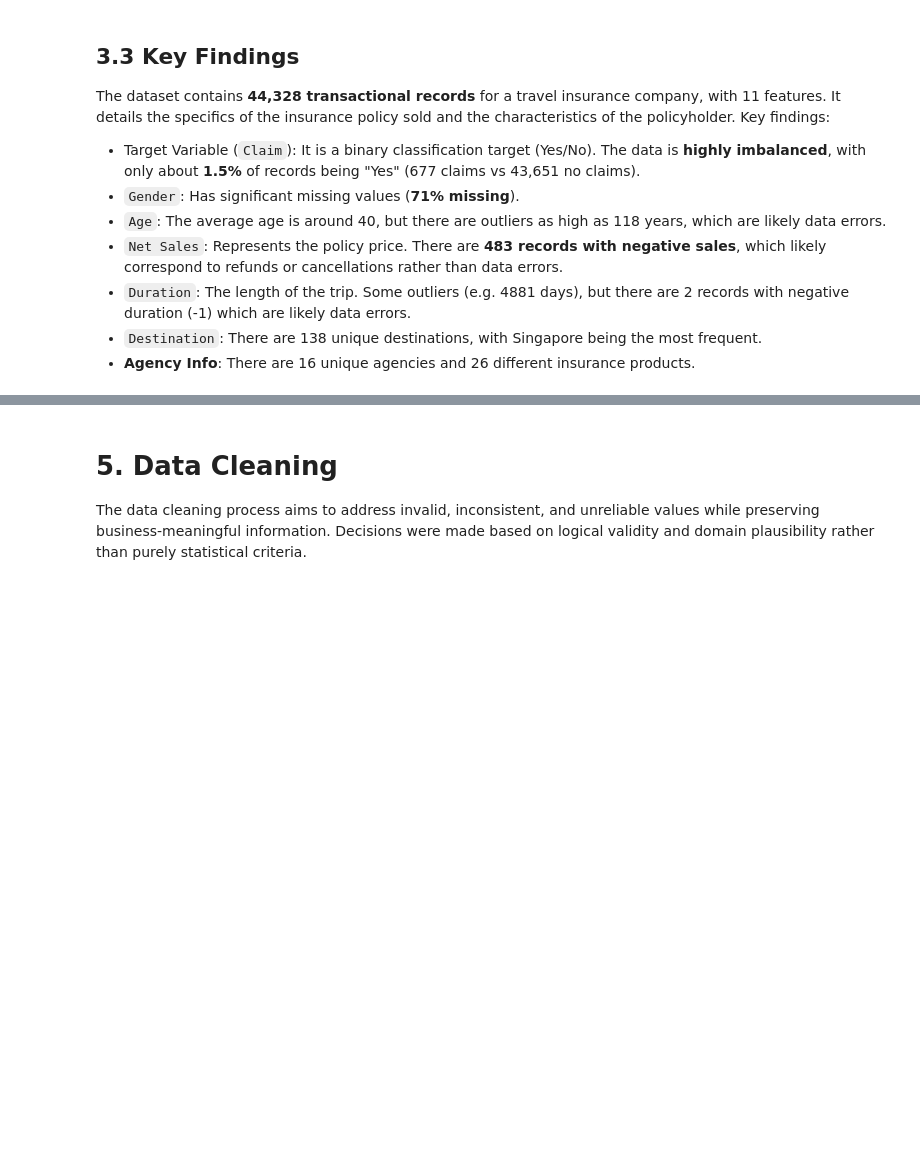
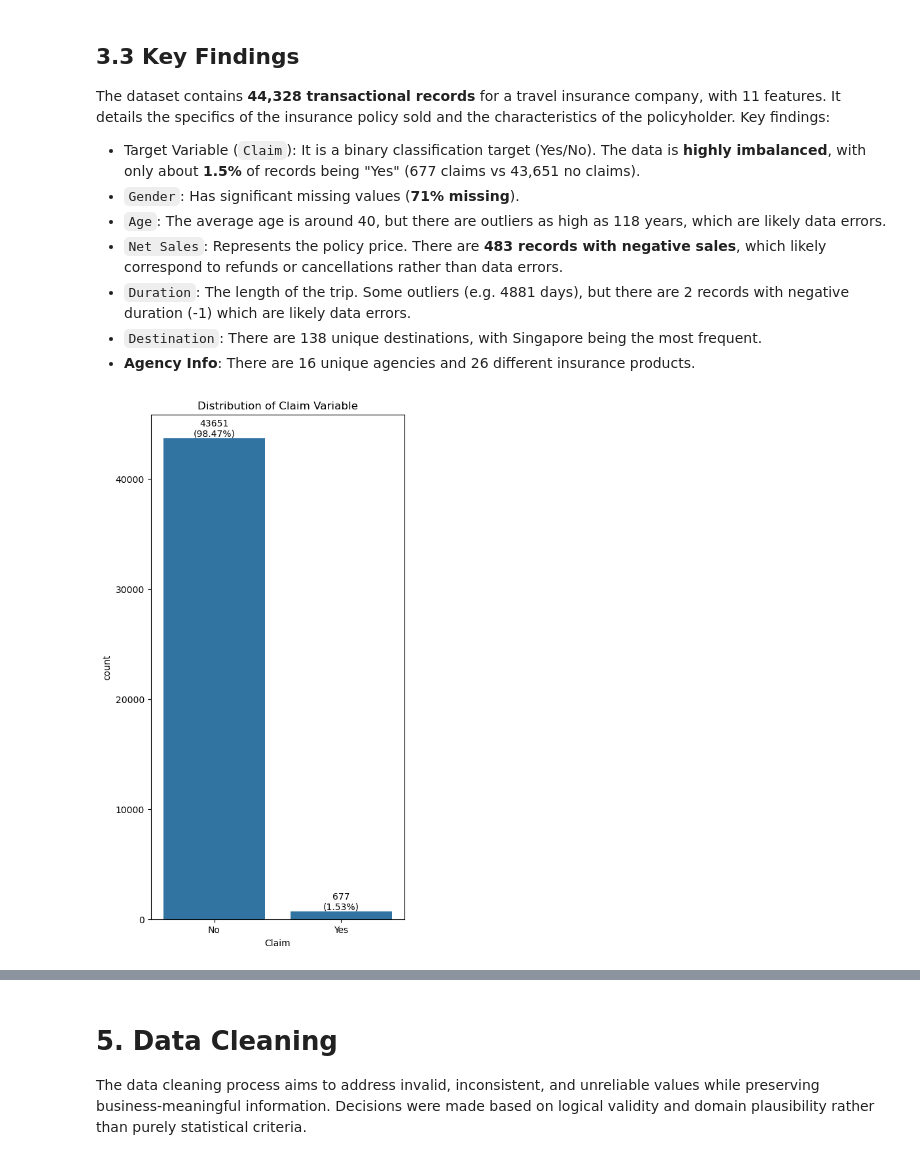
Before and after one commit to faris712/Purwadhika-Capstone-Project-3, a Jupyter notebook: Faris Ridho_Capstone Project 3 Documentation.ipynb, the cells around one changed output, grey strips where cells are left out. Saved outputs shown, nothing was run; the diff lists cells and outputs as text; code cells hidden in the pictures; blank space fills up the shorter version.

```diff
--- a/Faris Ridho_Capstone Project 3 Documentation.ipynb
+++ b/Faris Ridho_Capstone Project 3 Documentation.ipynb
@@ -108,6 +108,22 @@ The dataset contains **44,328 transactional records** for a travel insurance com
 * `Duration`: The length of the trip. Some outliers (e.g. 4881 days), but there are 2 records with negative duration (-1) which are likely data errors.
 * `Destination`: There are 138 unique destinations, with Singapore being the most frequent.
 * **Agency Info**: There are 16 unique agencies and 26 different insurance products.
+# %%
+# Bar Chart for Claim vs No Claim
+plt.figure(figsize=(5,10))
+ax = sns.countplot(x='Claim', data=df)
+total = len(df)
+for p in ax.patches:
+    percentage = 100 * p.get_height()/total
+    ax.annotate(f'{int(p.get_height())}\n({percentage:.2f}%)',
+                (p.get_x() + p.get_width()/2., p.get_height()),
+                ha='center', va='bottom'
+                )
+
+plt.title('Distribution of Claim Variable')
+plt.show()
+# %% [output]
+[figure, added]
 # %% [markdown]
 # 4. Business Problem
 **Claim Prediction (Risk Assessment)**\
```
Also changed, not shown: parts of 9 cells of this notebook.
